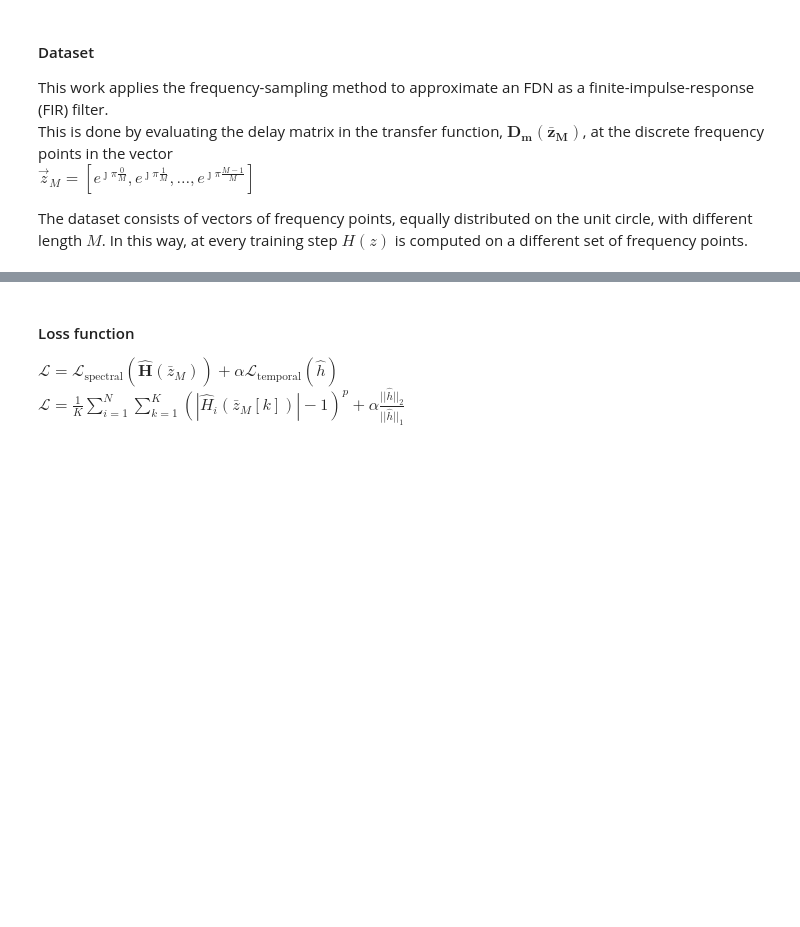
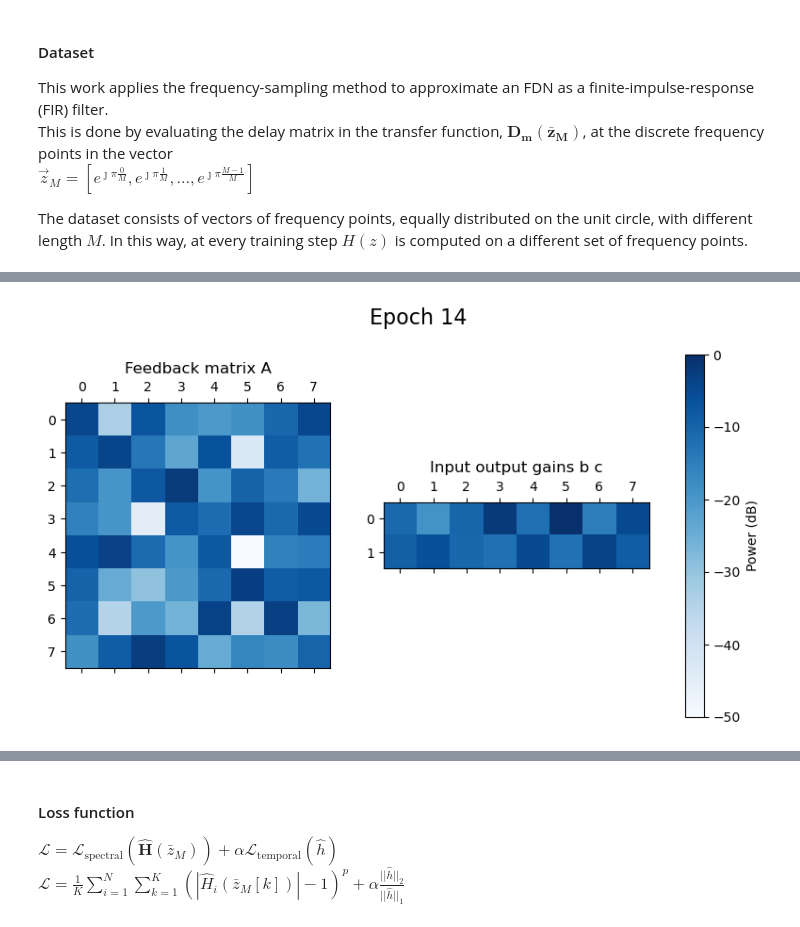
Before and after one commit to gdalsanto/diff-fdn-colorless, a Jupyter notebook: dafx23_demo.ipynb, the cells around one changed output, grey strips where cells are left out. Cells and saved outputs as stored; diff of their text form; code cells hidden in the pictures; blank space fills up the shorter version.

```diff
--- a/dafx23_demo.ipynb
+++ b/dafx23_demo.ipynb
@@ -124,0 +131,38 @@ KeyboardInterrupt:
+# %%
+n_epochs = 15
+args.max_nfft = 480000
+
+fig, ax = plt.subplots(1, 2)
+plt.rcParams['figure.figsize'] = [20, 5]
+
+for epoch in range(n_epochs):
+    # load model parameters
+    net.load_state_dict(torch.load(
+        os.path.join(args.train_dir, 'model_e' + str(epoch) + '.pt'),
+        map_location=torch.device('cpu')))
+    # plot feedback matrix
+    im = ax[0].matshow(
+        20*np.log10(torch.abs(net.A.weight).detach().numpy()), cmap=plt.cm.Blues,
+        vmin = -50, vmax = 0)
+    ax[0].set_title('Feedback matrix A')
+    # plot input output gains
+    im = ax[1].matshow(
+        20*np.log10(torch.vstack(
+            (torch.abs(net.B.data).squeeze(dim=0).transpose(1, 0).squeeze(dim=0),
+            torch.abs(net.C.data).squeeze(dim=0))).detach().numpy()),
+            cmap=plt.cm.Blues,
+        vmin = -50, vmax = 0)
+    ax[1].set_title('Input output gains b c')
+    fig.suptitle('Epoch ' + str(epoch) , fontsize=16)
+    # Add a colorbar
+
+    if epoch == 0:
+        cbar = fig.colorbar(im, ax=ax, orientation='vertical', ticks=[0, -10, -20, -30, -40, -50])
+        cbar.set_label('Power (dB)')
+        cbar.set_ticks([0, -10, -20, -30, -40, -50])
+
+    IPython.display.display(fig)
+    IPython.display.clear_output(wait=True)
+    time.sleep(1)
+# %% [output]
+[figure, added]
```
Also changed, not shown: parts of 10 cells of this notebook, 1 other file.
